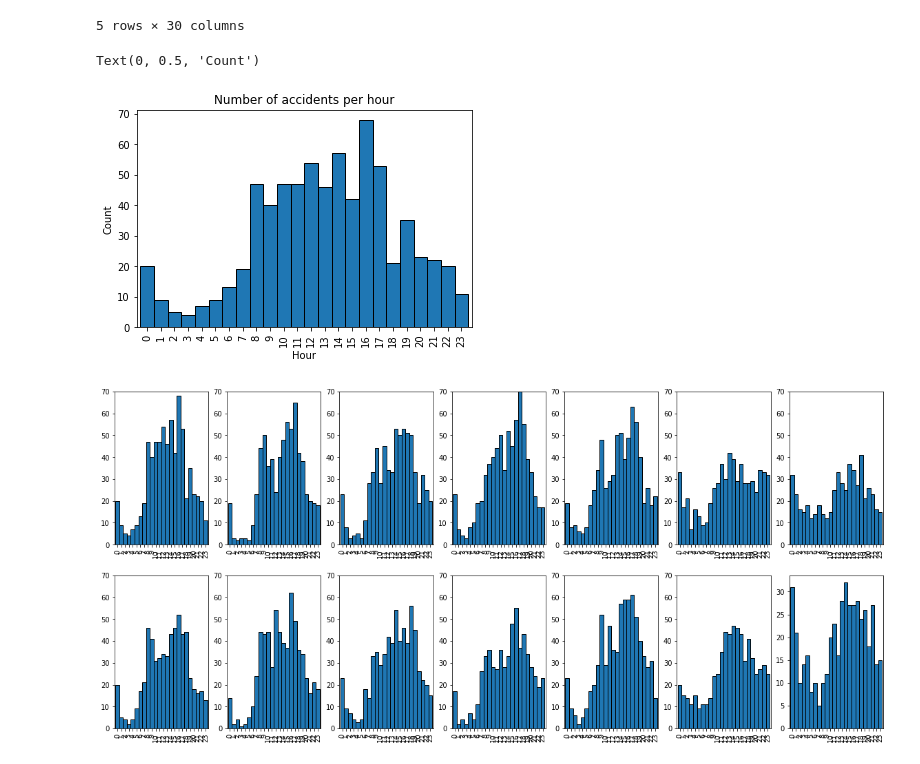
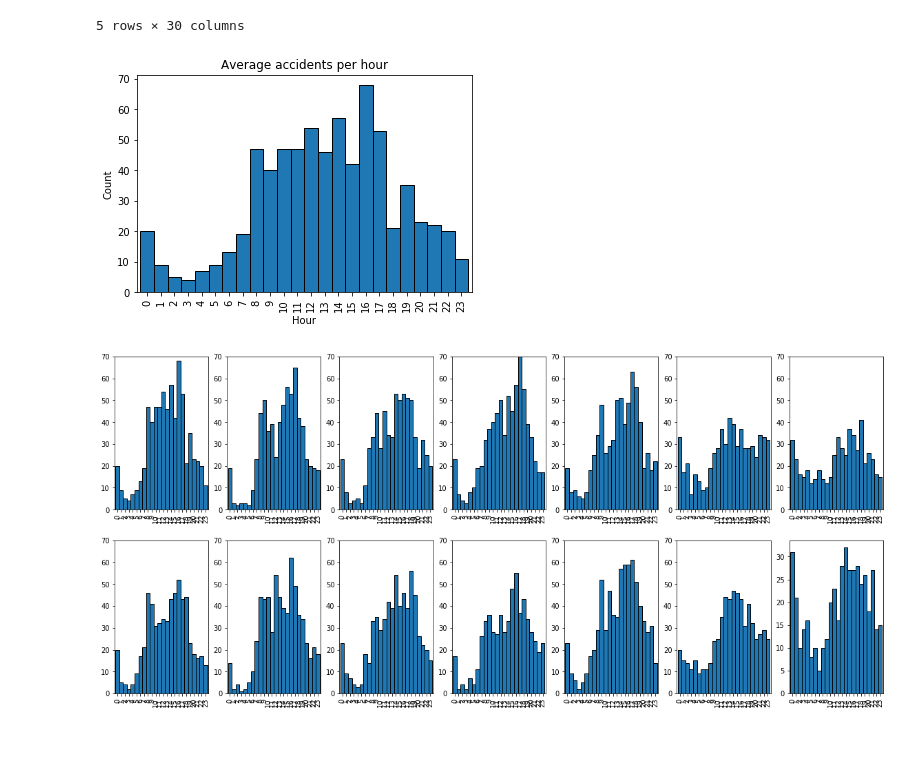
Before and after one commit to ghopping/Springboard_Capstone_1, a Jupyter notebook: GH_Capstone_1_accident.ipynb, the cells around one changed output. Drawn from its saved outputs; the diff is of its cells as text; code cells hidden in the pictures.

```diff
--- a/GH_Capstone_1_accident.ipynb
+++ b/GH_Capstone_1_accident.ipynb
@@ -142,14 +142,14 @@ for x in date_range:
 # %%
 #For some reason to get this to work had to convert to an array and then create a dataframe
 day_np = np.array(day)
 day_df = pd.DataFrame(day_np)#, index=date_range)
 _ = day_df.iloc[1,:].plot.bar(width=1, edgecolor='k')
-plt.title('Number of accidents per hour')
+plt.title('Average accidents per hour')
 plt.xlabel('Hour')
 plt.ylabel('Count')
+plt.savefig('average_accidents.png')
 # %% [output]
-Text(0, 0.5, 'Count')
-[figure, old version]
+[figure, new version]
 # %%
 #Now lets look at 2 weeks of accident counts to qualitatively see if there are patterns.
 for i in range(1,15,1):
```
Also changed, not shown: 15 other files.
